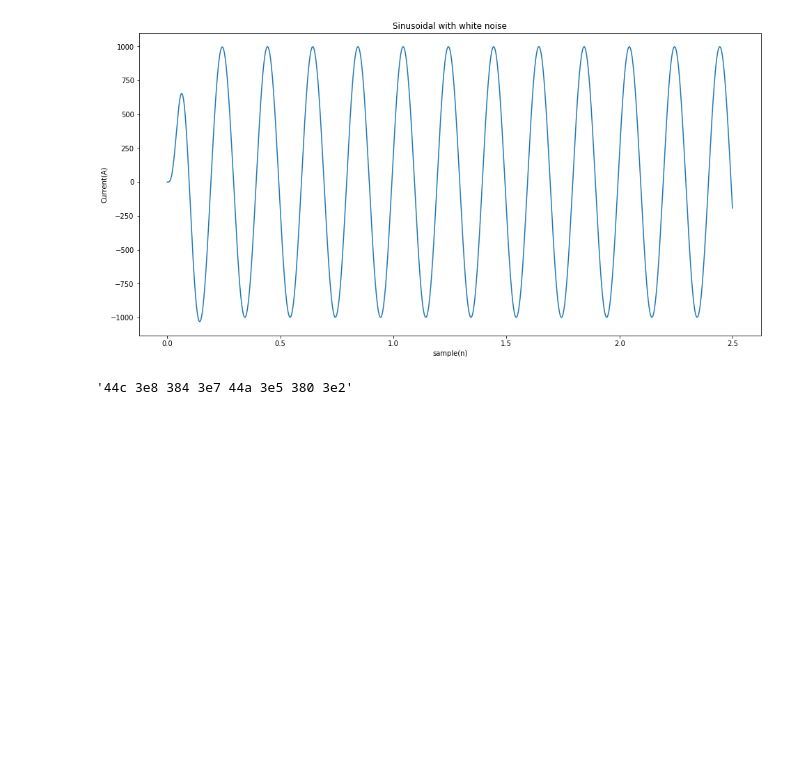
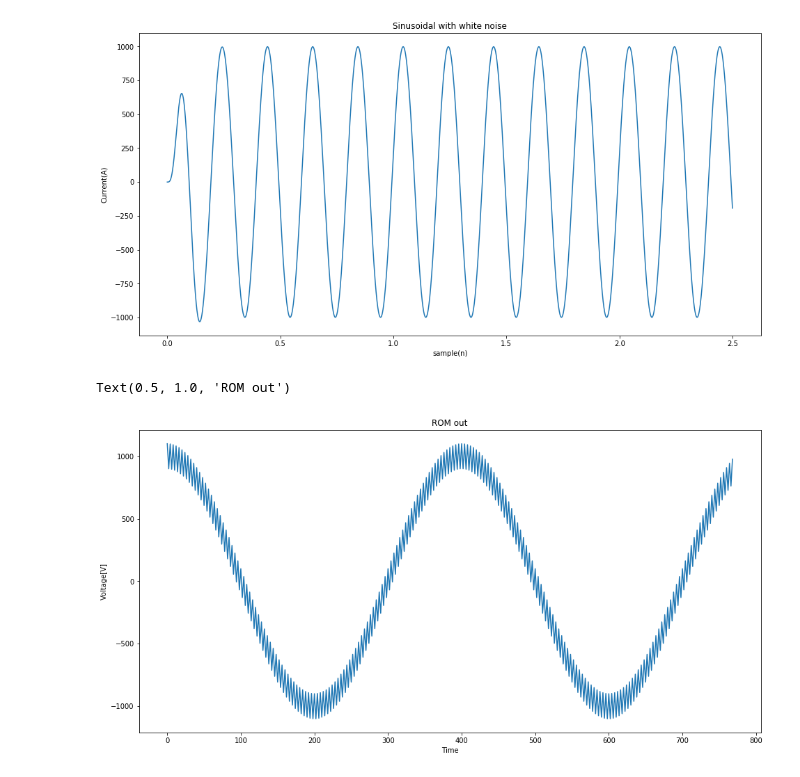
Before and after one commit to gpiaia/dsp-course, a Jupyter notebook: logisim.ipynb, the cells around one changed output. Saved outputs shown, nothing was run; the diff lists cells and outputs as text; code cells hidden in the pictures; blank space fills up the shorter version.

```diff
--- a/logisim.ipynb
+++ b/logisim.ipynb
@@ -147,9 +140,3 @@ def vector2logisim(v,filename,nbits):
     fileID.close()
 # %%
 vector2logisim(np.int16(yt), "rom.txt", 16)
-# %%
-import pandas as pd
-def logisim2vector(filename,nbits):
-
-    df = pd.read_csv(filename, header=None)
-    return df
@@ -158,6 +143,31 @@ rom_out = logisim2vector('rom_out.txt', 16)
-# %%
-display(rom_out[0][1])
-# %% [output]
-'44c 3e8 384 3e7 44a 3e5 380 3e2'
+# %%
+def logisim2vector(filename,nbits):
+
+    df = pd.read_csv(filename, header=None)
+
+    rom_list = []
+
+    for i in range(1,len(df.values)):
+        data_string = df.values[i][0].split(' ')
+
+        for y in range(len(data_string)):
+
+            num = int(data_string[y], nbits)
+            if(num>=int('f000', 16)):
+                num = num - 2**16
+            rom_list.append(num)
+
+    return rom_list
+# %%
+rom_out = logisim2vector('rom_out.txt', 16)
+
+fig, ax = plt.subplots(nrows=1, ncols=1, figsize=(16,8))
+ax.plot(rom_out)
+ax.set_ylabel('Voltage[V]')
+ax.set_xlabel('Time')
+ax.set_title('ROM out')
+# %% [output]
+Text(0.5, 1.0, 'ROM out')
+[figure, added]
 # %%
 vector2logisim([1, 2, 8, 16, 32], "enable.txt", 16)
```
Also changed, not shown: parts of 3 cells of this notebook, 1 other file.
